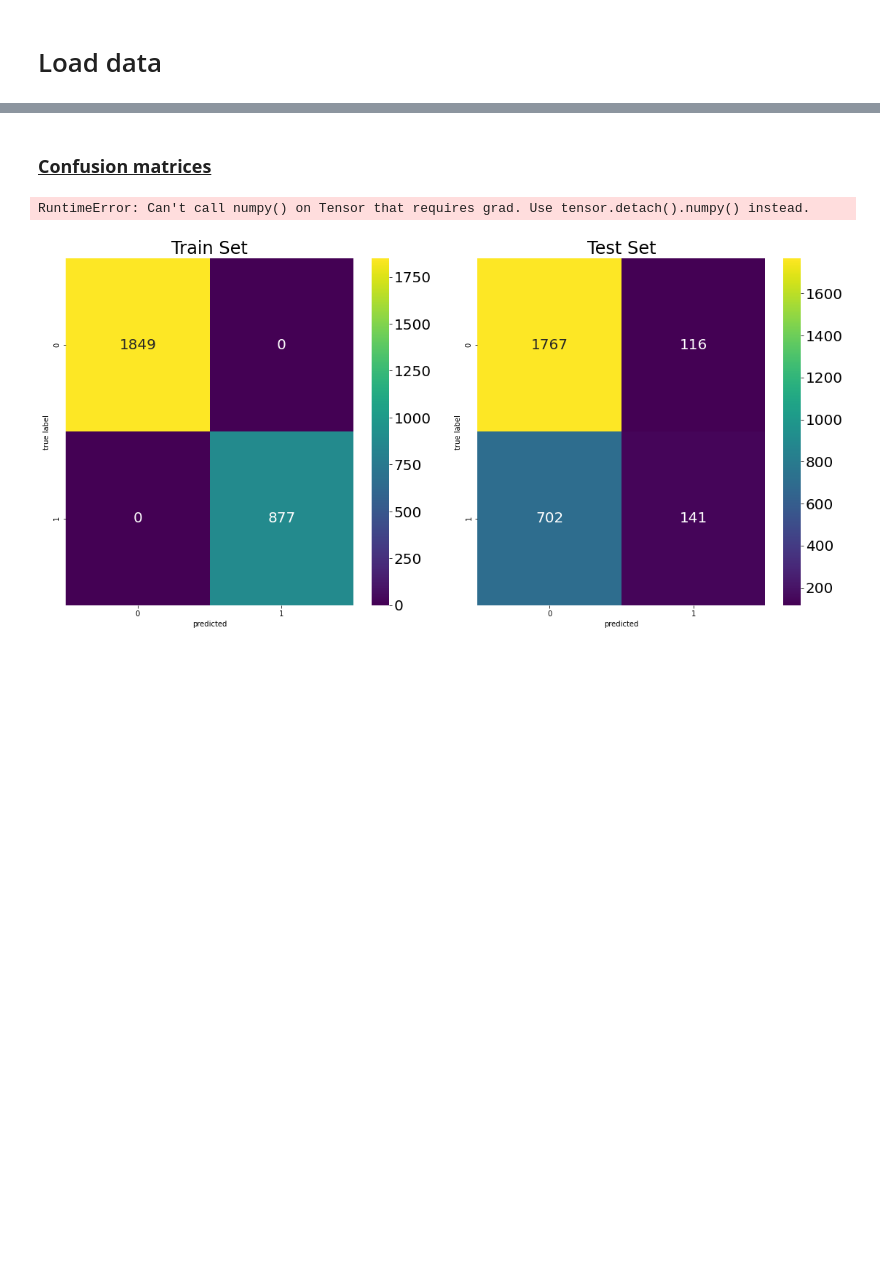
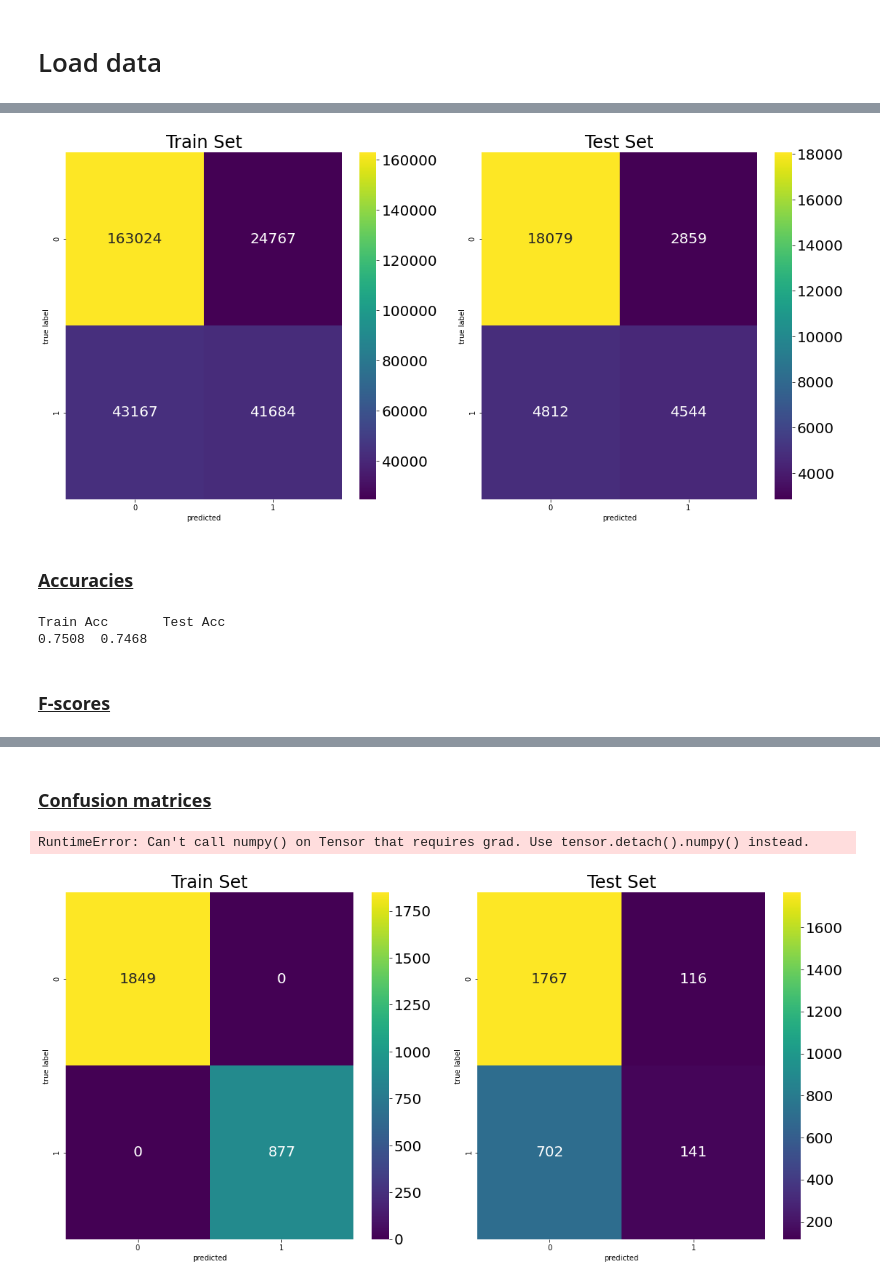
Before and after one commit to ML4GLand/EUGENe, a Jupyter notebook: NN/RNN_Classification.ipynb, the cells around one changed output, grey strips where cells are left out. Saved outputs shown, nothing was run; the diff lists cells and outputs as text; code cells hidden in the pictures; blank space fills up the shorter version.

```diff
--- a/NN/RNN_Classification.ipynb
+++ b/NN/RNN_Classification.ipynb
@@ -100,3 +73,0 @@ X_train[:, scale_indeces].mean(axis=0), X_train[:, scale_indeces].std(axis=0)
-# %%
-X_test[:, scale_indeces] -= means
-X_test[:, scale_indeces] /= stds
@@ -271,0 +228,8 @@ Loss
+# %%
+y_tr_outputs = test_eugene(torch.tensor(X_train).float()).detach()
+y_tr_probs = torch.sigmoid(y_tr_outputs).detach().numpy()
+y_tr_preds = np.round(y_tr_probs)
+# %%
+y_outputs = test_eugene(torch.tensor(X_test).float()).detach()
+y_probs = torch.sigmoid(y_outputs).detach().numpy()
+y_preds = np.round(y_probs)
@@ -271,0 +245,20 @@ Loss
+# %%
+fig, ax = plt.subplots(1,2,figsize=(16,8))
+
+rc = {'font.size': 20}
+with plt.rc_context(rc):
+    sns.heatmap(confusion_matrix(y_train, y_tr_preds), annot=True, fmt='d', cmap='viridis', ax=ax[0])
+    ax[0].set_xlabel('predicted')
+    ax[0].set_ylabel('true label')
+    ax[0].set_title('Train Set')
+
+    sns.heatmap(confusion_matrix(y_test, y_preds), annot=True, fmt='d', cmap='viridis', ax=ax[1])
+    ax[1].set_xlabel('predicted')
+    ax[1].set_ylabel('true label')
+    ax[1].set_title('Test Set')
+
+    plt.tight_layout()
+# %% [output]
+[figure, added]
+# %% [markdown]
+### <u> **Accuracies** </u>
@@ -271,0 +269,8 @@ Loss
+# %%
+print("Train Acc", "Test Acc", sep='\t')
+print("{:.4}\t{:.4f}".format(train_acc, test_acc))
+# %% [output]
+Train Acc       Test Acc
+0.7508  0.7468
+# %% [markdown]
+### <u> **F-scores** </u>
```
Also changed, not shown: parts of 68 cells of this notebook, 11 other files.
